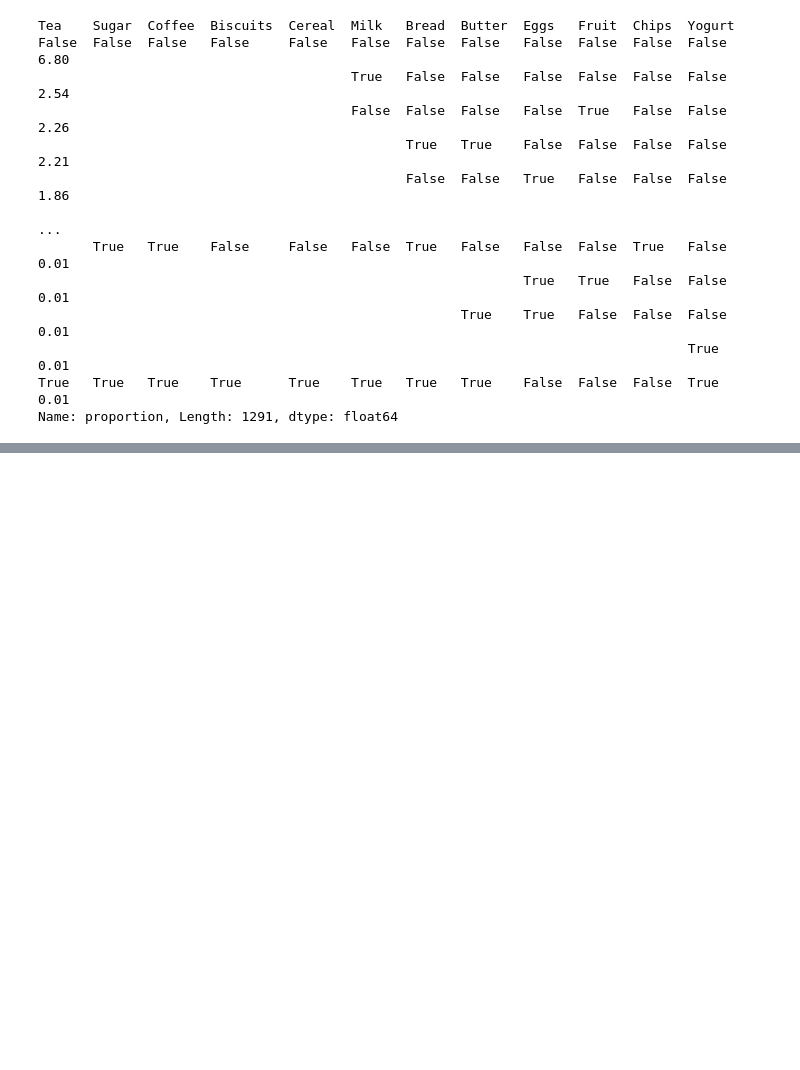
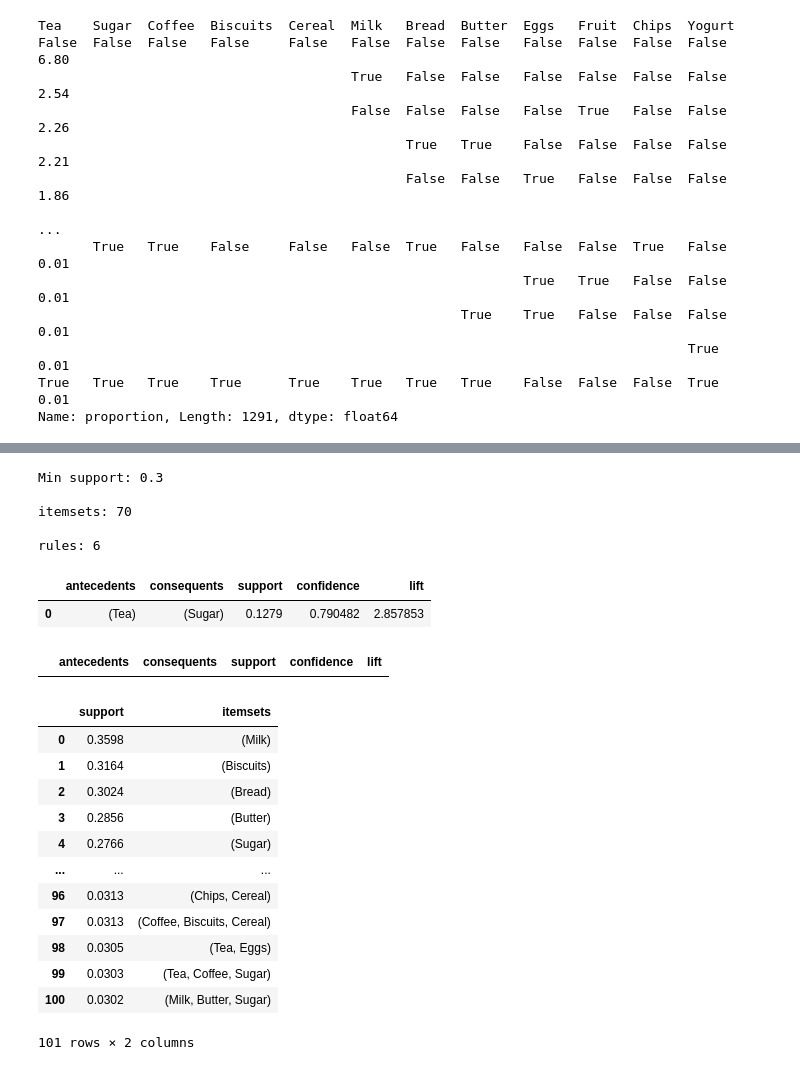
Before and after one commit to YashInLogN/CFO, a Jupyter notebook: notebooks/association_rule_mining.ipynb, the cells around one changed output, grey strips where cells are left out. Saved outputs shown, nothing was run; the diff lists cells and outputs as text; code cells hidden in the pictures; blank space fills up the shorter version.

```diff
--- a/notebooks/association_rule_mining.ipynb
+++ b/notebooks/association_rule_mining.ipynb
@@ -229,0 +184,66 @@ display(coffee_to_biscuit[columns])
+# %%
+rules = association_rules(
+    frequent_itemsets,
+    metric="confidence",
+    min_threshold=0.5
+)
+
+rules[
+    ["antecedents", "consequents", "support", "confidence", "lift"]
+].sort_values("lift", ascending=False).reset_index(drop=True)
+
+print(f"\nMin support: {min_support}")
+print(f"\nitemsets: {len(frequent_itemsets)}")
+print(f"\nrules: {len(rules)}")
+# %% [output]
+Min support: 0.3
+
+itemsets: 70
+
+rules: 6
+# %%
+columns = ["antecedents", "consequents", "support", "confidence", "lift"]
+
+tea_to_sugar = rules[
+    rules["antecedents"].apply(lambda items: items == frozenset({"Tea"}))
+    & rules["consequents"].apply(lambda items: items == frozenset({"Sugar"}))
+    ]
+
+sugar_to_tea = rules[
+    rules["antecedents"].apply(lambda items: items == frozenset({"Sugar"}))
+    & rules["consequents"].apply(lambda items: items == frozenset({"Tea"}))
+    ]
+
+display(tea_to_sugar[columns])
+display(sugar_to_tea[columns])
+# %% [output]
+|  | antecedents | consequents | support | confidence | lift |
+| 0 | (Tea) | (Sugar) | 0.1279 | 0.790482 | 2.857853 |
+|  | antecedents | consequents | support | confidence | lift |
+# %%
+min_support_ = 0.03
+frequent_itemsets_3 = apriori(
+    basket_df,
+    min_support=0.03,
+    use_colnames=True,
+    max_len=3
+)
+
+frequent_itemsets_3.sort_values(
+    "support",
+    ascending=False
+).reset_index(drop=True)
+# %% [output]
+|  | support | itemsets |
+| 0 | 0.3598 | (Milk) |
+| 1 | 0.3164 | (Biscuits) |
+| 2 | 0.3024 | (Bread) |
+| 3 | 0.2856 | (Butter) |
+| 4 | 0.2766 | (Sugar) |
+| ... | ... | ... |
+| 96 | 0.0313 | (Chips, Cereal) |
+| 97 | 0.0313 | (Coffee, Biscuits, Cereal) |
+| 98 | 0.0305 | (Tea, Eggs) |
+| 99 | 0.0303 | (Tea, Coffee, Sugar) |
+| 100 | 0.0302 | (Milk, Butter, Sugar) |
+101 rows × 2 columns
```
Also changed, not shown: parts of 10 cells of this notebook.
